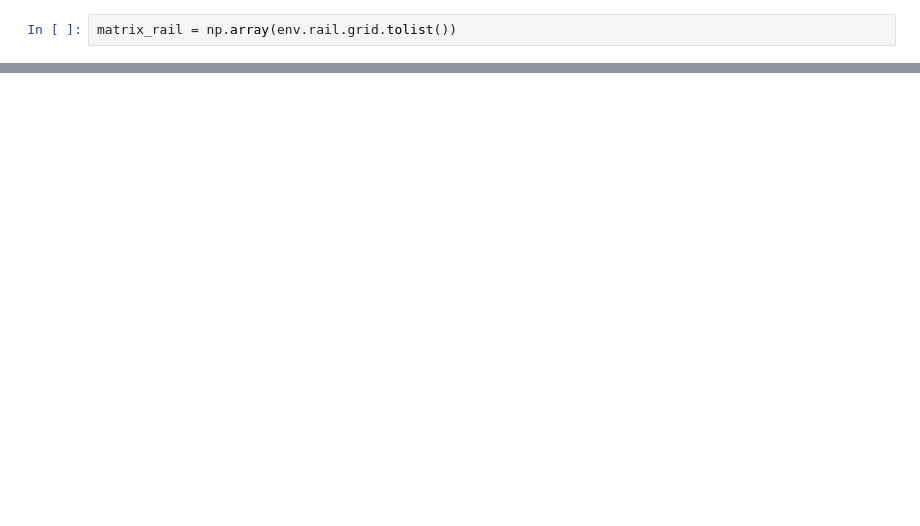
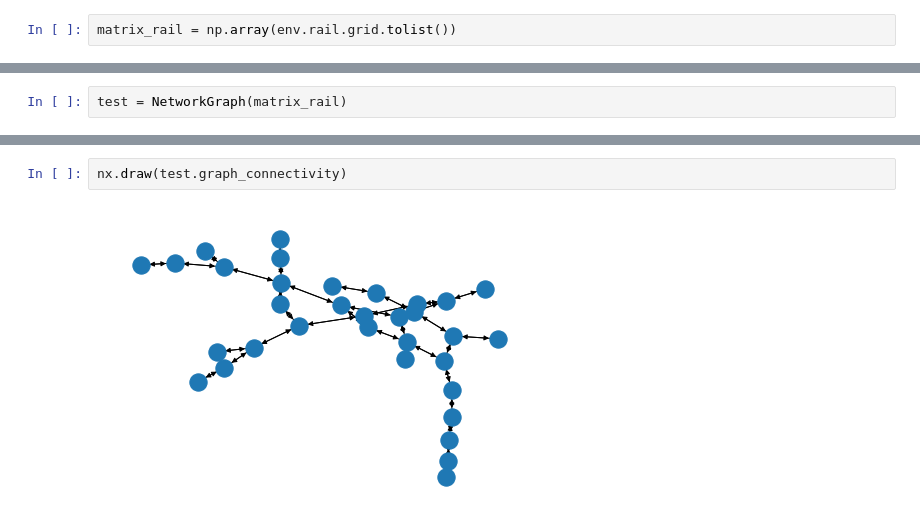
Before and after one commit to dufourc1/SemesterProjectMA3, a Jupyter notebook: src/benchmark/graph_from_env_test.ipynb, the cells around one changed output, grey strips where cells are left out. Saved outputs shown, nothing was run; the diff lists cells and outputs as text; blank space fills up the shorter version.

Commit message:
added first visualization of the NetworGraph, apparent misconnections between SuperNodes

```diff
--- a/src/benchmark/graph_from_env_test.ipynb
+++ b/src/benchmark/graph_from_env_test.ipynb
@@ -56,0 +47,2 @@ for node,_ in np.ndenumerate(matrix_rail):
+# %%
+test = NetworkGraph(matrix_rail)
@@ -56,0 +76,4 @@ for node,_ in np.ndenumerate(matrix_rail):
+# %%
+nx.draw(test.graph_connectivity)
+# %% [output]
+[figure, added]
```
Also changed, not shown: parts of 18 cells of this notebook, 43 other files.
